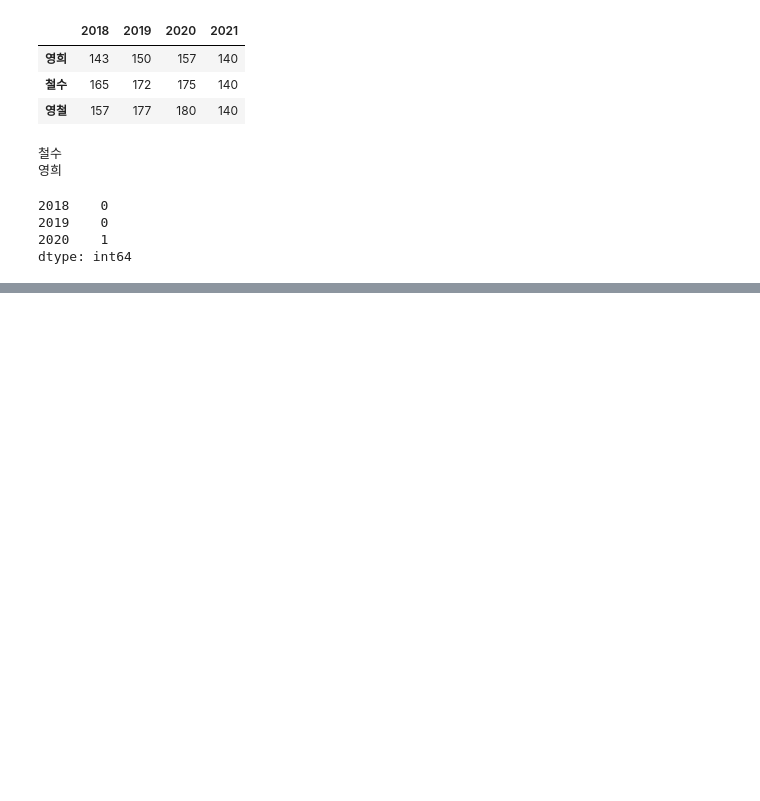
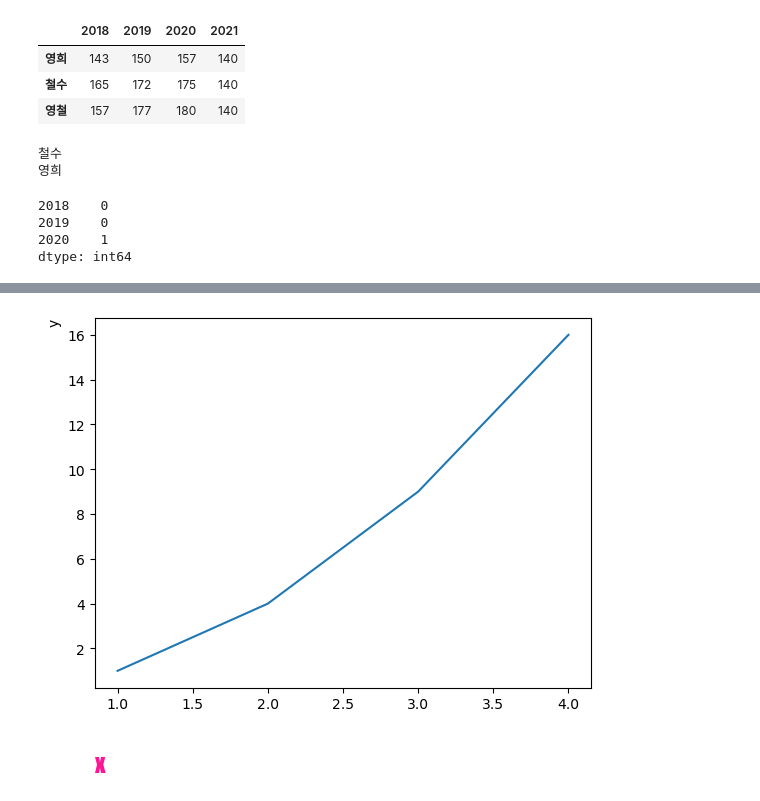
Before and after one commit to Songsungsang/SF_Python, a Jupyter notebook: Pracetice/practice.ipynb, the cells around one changed output, grey strips where cells are left out. Cells and saved outputs as stored; diff of their text form; code cells hidden in the pictures; blank space fills up the shorter version.

```diff
--- a/Pracetice/practice.ipynb
+++ b/Pracetice/practice.ipynb
@@ -560,0 +583,9 @@ data {
+# %%
+font1 = {'family':'fantasy', 'color':'deeppink', 'weight':'normal', 'size':'xx-large'}
+
+plt.plot([1,2,3,4],[1,4,9,16])
+plt.xlabel('x', labelpad=30, loc='left', fontdict=font1)
+plt.ylabel('y', loc='top')
+plt.show()
+# %% [output]
+[figure, added]
```
Also changed, not shown: parts of 14 cells of this notebook, 5 other files.
